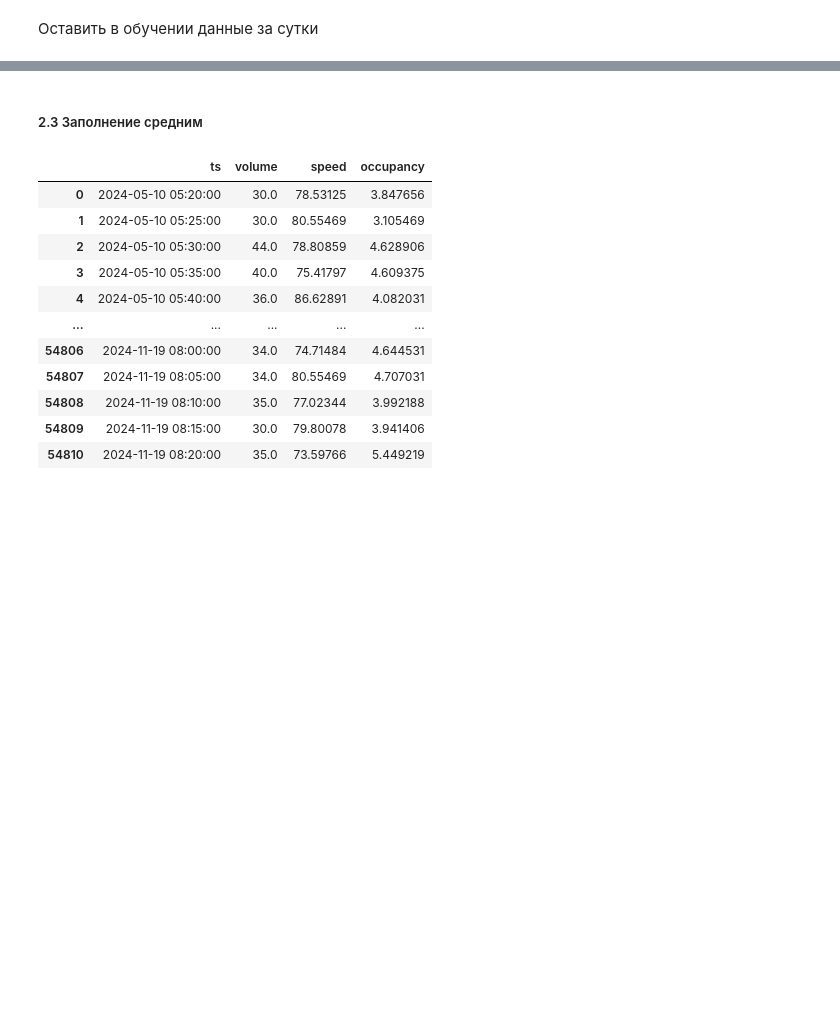
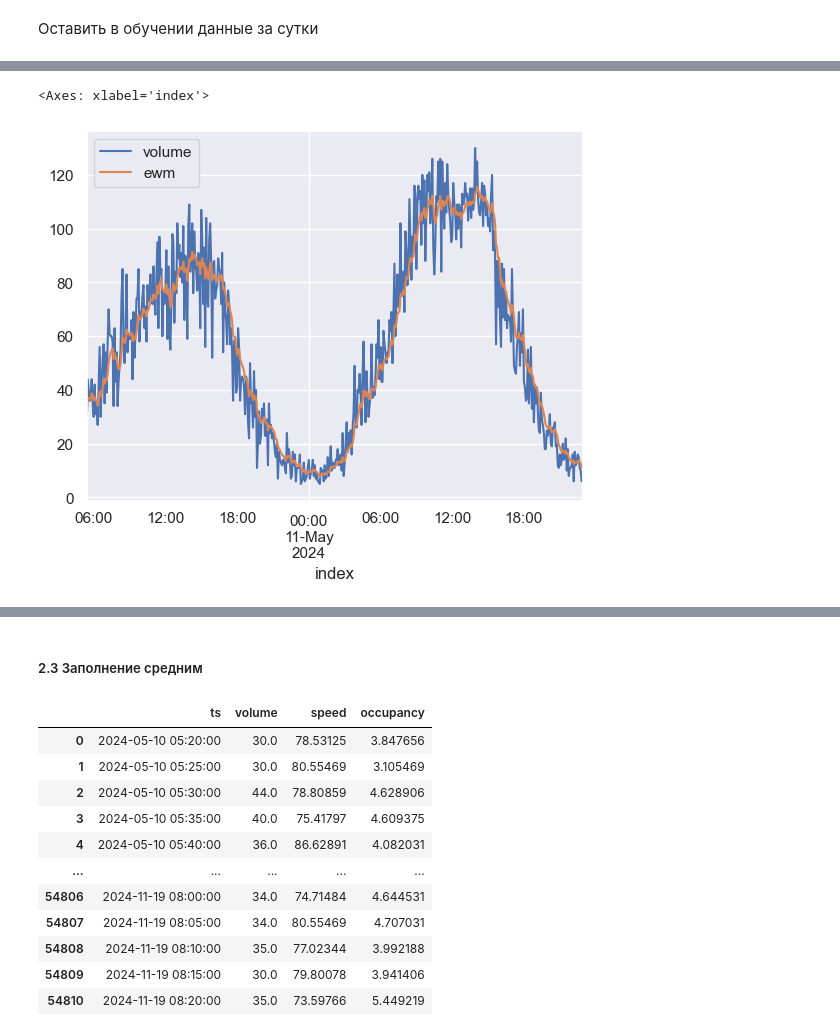
Before and after one commit to BlackKingWhitePawn/transportation, a Jupyter notebook: puid_processing.ipynb, the cells around one changed output, grey strips where cells are left out. Cells and saved outputs as stored; diff of their text form; code cells hidden in the pictures; blank space fills up the shorter version.

```diff
--- a/puid_processing.ipynb
+++ b/puid_processing.ipynb
@@ -412,0 +425,9 @@ slice_puid2.plot()
+# %%
+slice_puid_na_0['ewm'] = slice_puid_na_0['volume'].ewm(
+    span=10,
+    adjust=True
+).mean()
+slice_puid_na_0[['volume', 'ewm']][1:500].plot()
+# %% [output]
+<Axes: xlabel='index'>
+[figure, added]
```
Also changed, not shown: parts of 40 cells of this notebook.
